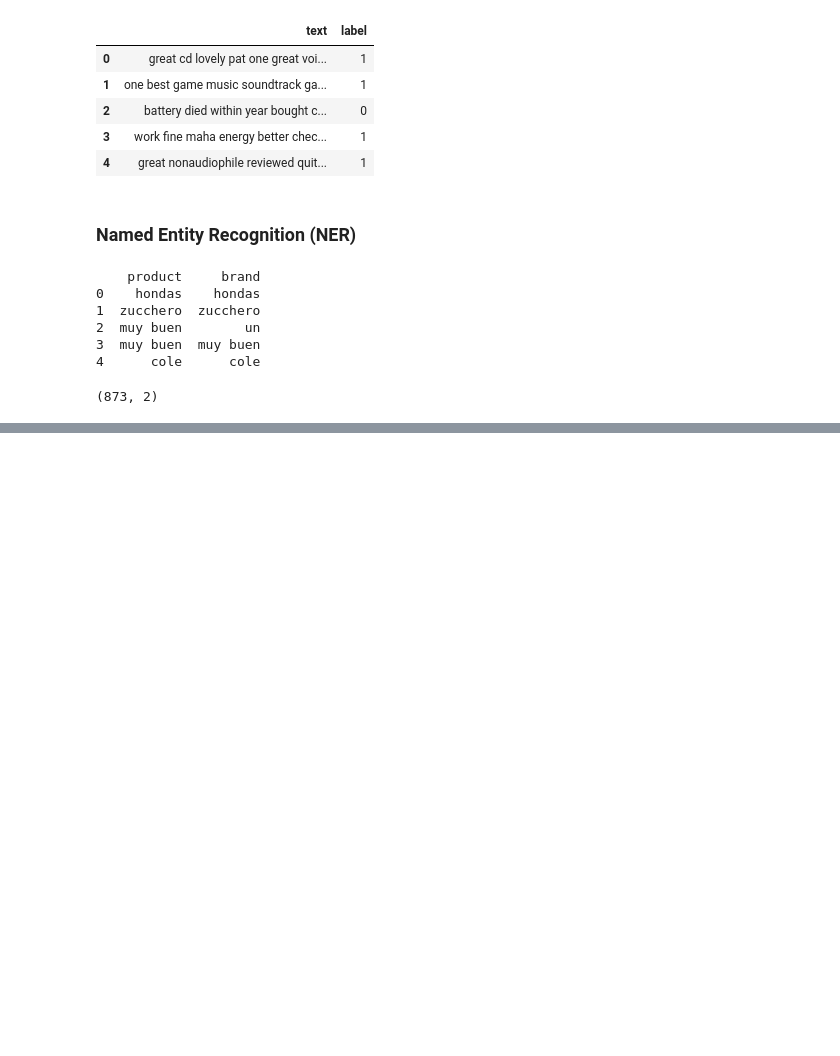
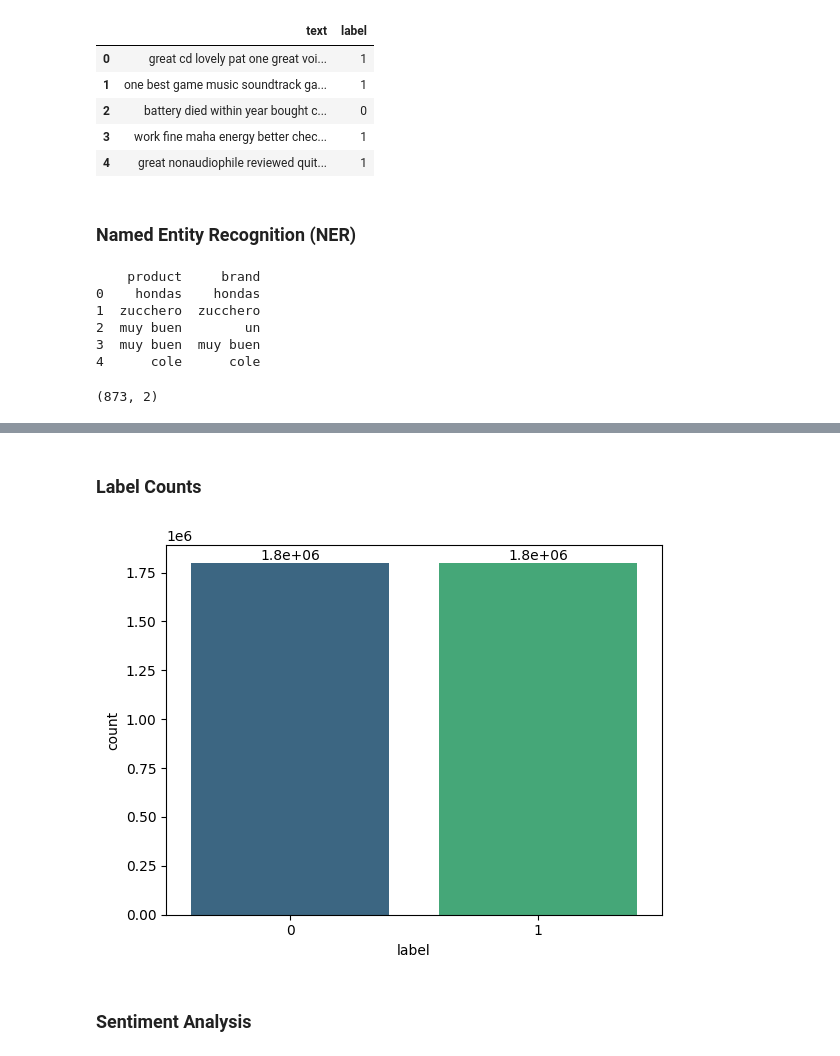
Before and after one commit to Mmabatho/AI-For-Software-Engineeering-Week-3, a Jupyter notebook: Amazon_Reviews.ipynb, the cells around one changed output, grey strips where cells are left out. Saved outputs shown, nothing was run; the diff lists cells and outputs as text; code cells hidden in the pictures; blank space fills up the shorter version.

```diff
--- a/Amazon_Reviews.ipynb
+++ b/Amazon_Reviews.ipynb
@@ -220,0 +221,10 @@ plt.show();
+# %% [markdown]
+### Label Counts
+# %%
+ax = sns.countplot(data =train_df, x = "label", palette= 'viridis')
+ax.bar_label(ax.containers[0])
+plt.show();
+# %% [output]
+[figure, added]
+# %% [markdown]
+### Sentiment Analysis
```
Also changed, not shown: parts of 22 cells of this notebook.
